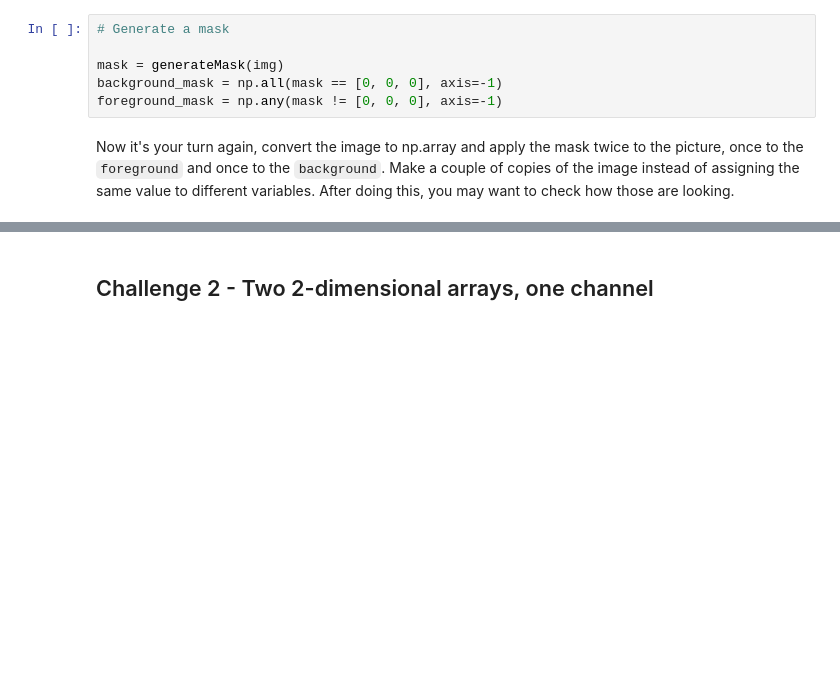
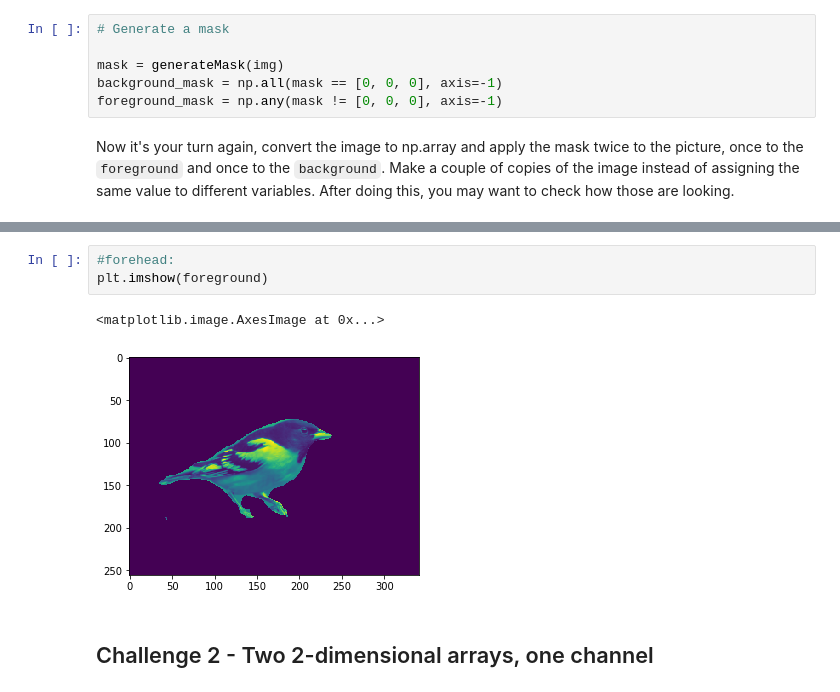
Before and after one commit to Carolinacastioni/lab-image-segmentation, a Jupyter notebook: main.ipynb, the cells around one changed output, grey strips where cells are left out. Cells and saved outputs as stored; diff of their text form; blank space fills up the shorter version.

```diff
--- a/main.ipynb
+++ b/main.ipynb
@@ -103,3 +107,9 @@ Now it's your turn again, convert the image to np.array and apply the mask twice
+# %%
+#forehead:
+plt.imshow(foreground)
+# %% [output]
+<matplotlib.image.AxesImage at 0x...>
+[figure, added]
 # %% [markdown]
 ## Challenge 2 - Two 2-dimensional arrays, one channel
 # %% [markdown]
```
Also changed, not shown: parts of 48 cells of this notebook.
